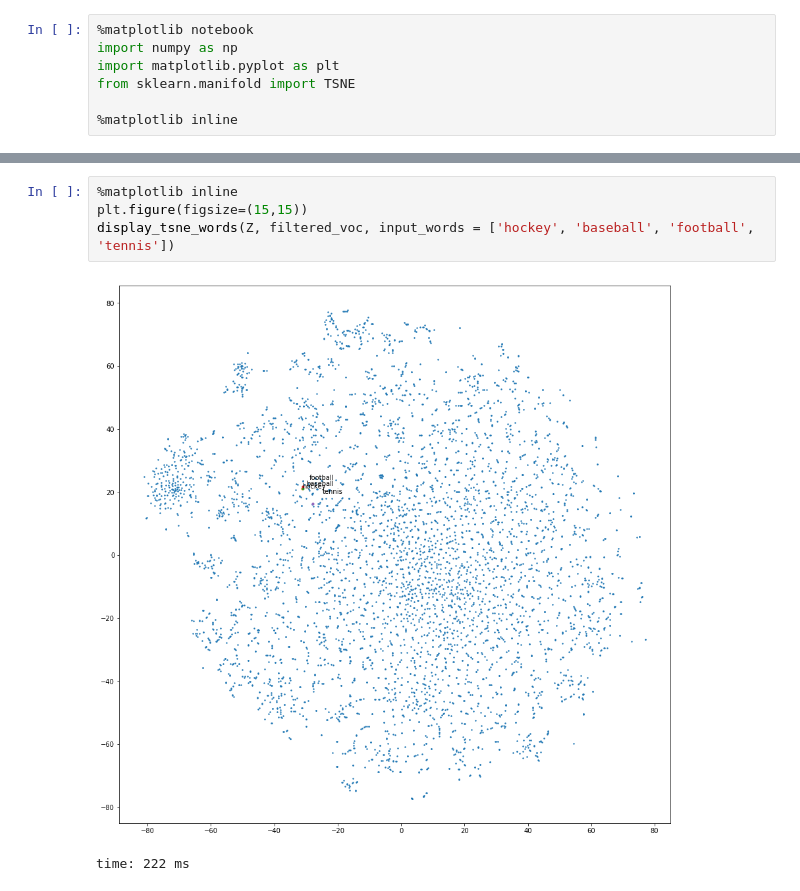
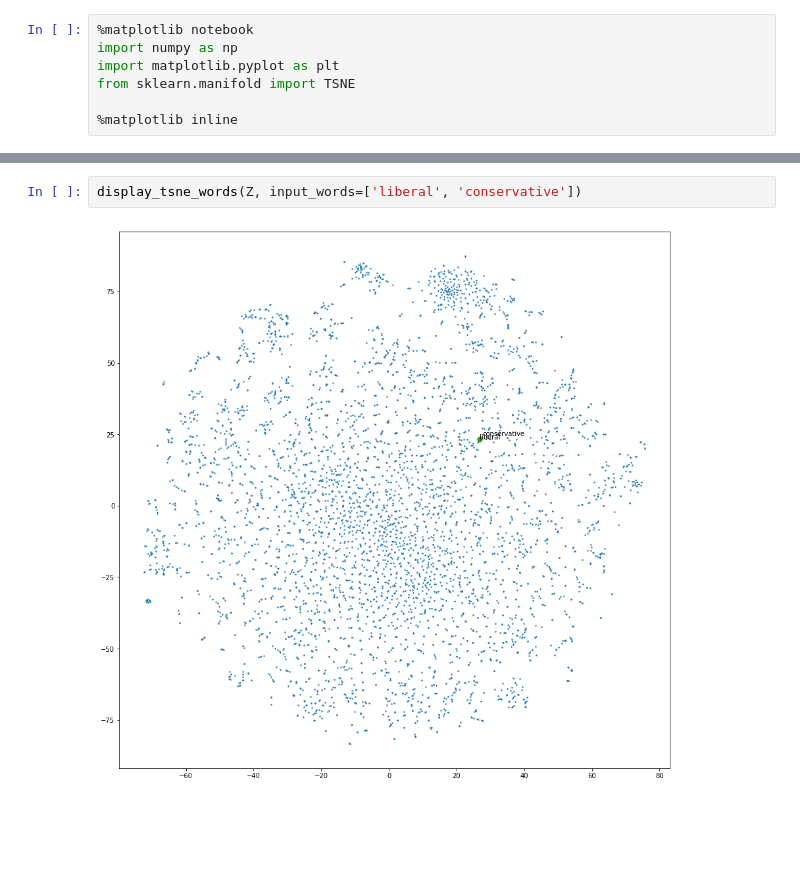
Before and after one commit to YData123/sds171, a Jupyter notebook: labs/lab09/lab09.ipynb, the cells around one changed output, grey strips where cells are left out. Saved outputs shown, nothing was run; the diff lists cells and outputs as text; blank space fills up the shorter version.

```diff
--- a/labs/lab09/lab09.ipynb
+++ b/labs/lab09/lab09.ipynb
@@ -81,7 +81,4 @@ time: 2min 15s
-# %%
-%matplotlib inline
-plt.figure(figsize=(15,15))
-display_tsne_words(Z, filtered_voc, input_words = ['hockey', 'baseball', 'football', 'tennis'])
-# %% [output]
-[figure, removed]
-time: 222 ms
+# %%
+display_tsne_words(Z, input_words=['liberal', 'conservative'])
+# %% [output]
+[figure, added]
```
Also changed, not shown: parts of 5 cells of this notebook.
